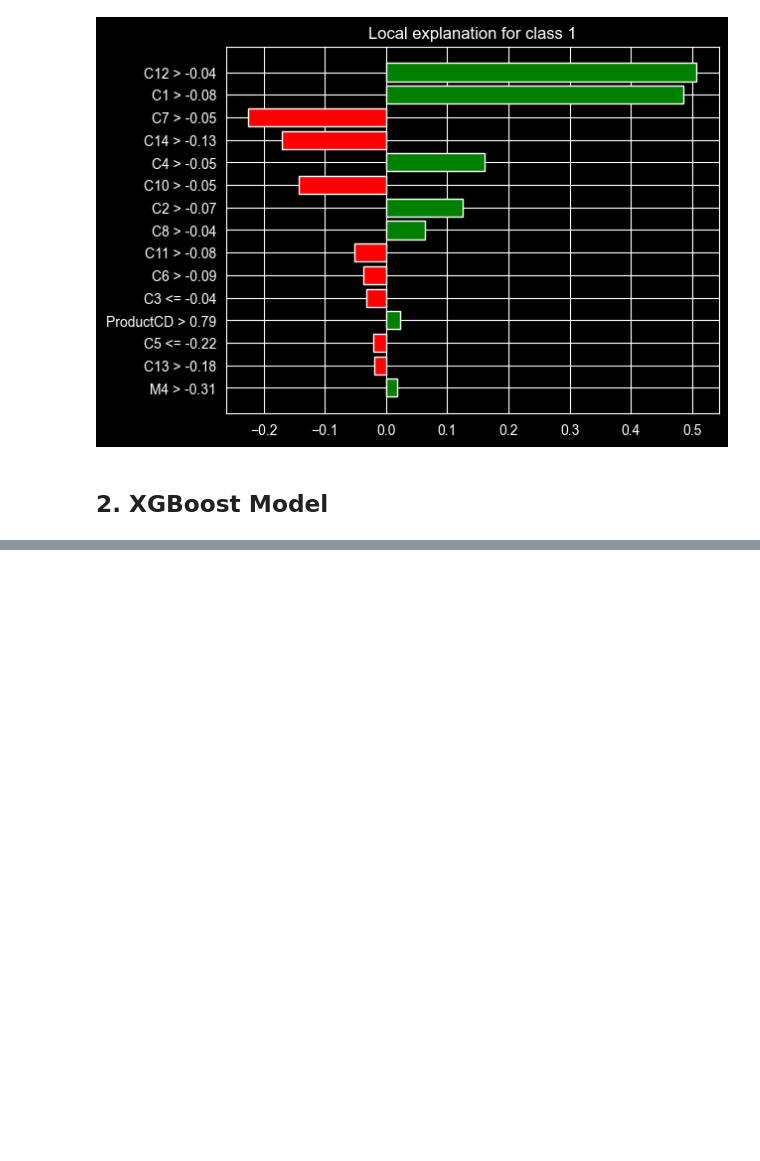
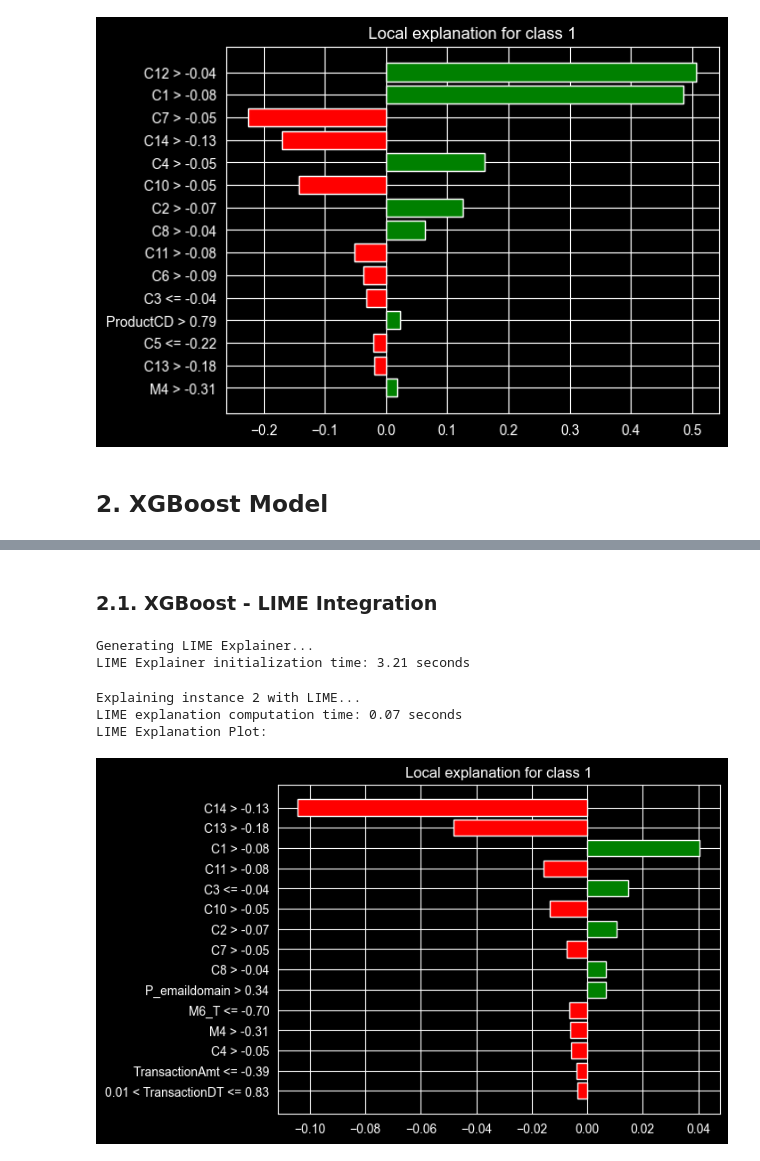
Before and after one commit to LakeeshaRCL/msc-ds-ai-research-implementations, a Jupyter notebook: state_of_the_art_with_xai.ipynb, the cells around one changed output, grey strips where cells are left out. Saved outputs shown, nothing was run; the diff lists cells and outputs as text; code cells hidden in the pictures; blank space fills up the shorter version.

```diff
--- a/state_of_the_art_with_xai.ipynb
+++ b/state_of_the_art_with_xai.ipynb
@@ -268,0 +425,17 @@ LIME Explanation Plot:
+# %% [markdown]
+### 2.1. XGBoost - LIME Integration
+# %%
+# Create LIME Explainer
+xgb_lime = lime_explainer.LimeExplainer(X_train,X_test, feature_names, xgboost_model.predict_proba)
+xgb_lime.init_lime_explainer()
+# %% [output]
+Generating LIME Explainer...
+LIME Explainer initialization time: 3.21 seconds
+# %%
+# Show LIME explanation in notebook (HTML)
+xgb_lime.show_lime_explainer(interpretability_index, 15)
+# %% [output]
+Explaining instance 2 with LIME...
+LIME explanation computation time: 0.07 seconds
+LIME Explanation Plot:
+[figure, added]
```
Also changed, not shown: parts of 11 cells of this notebook.
